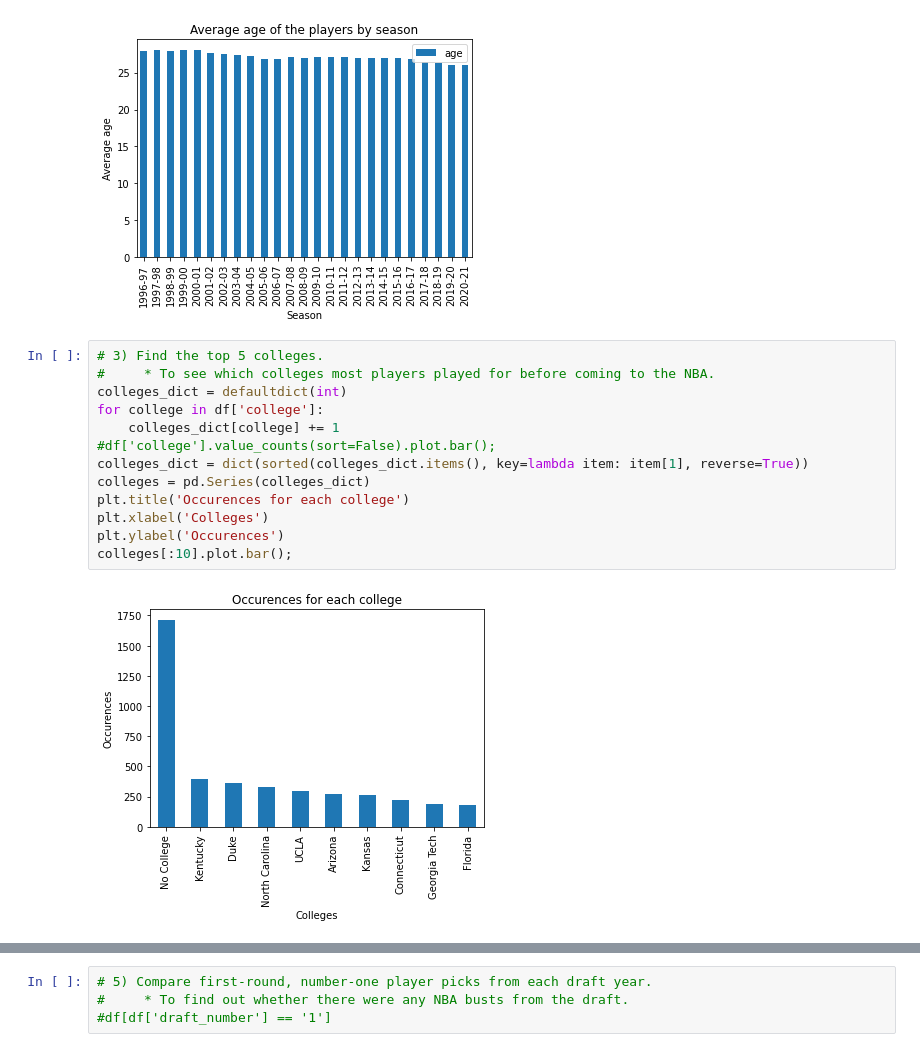
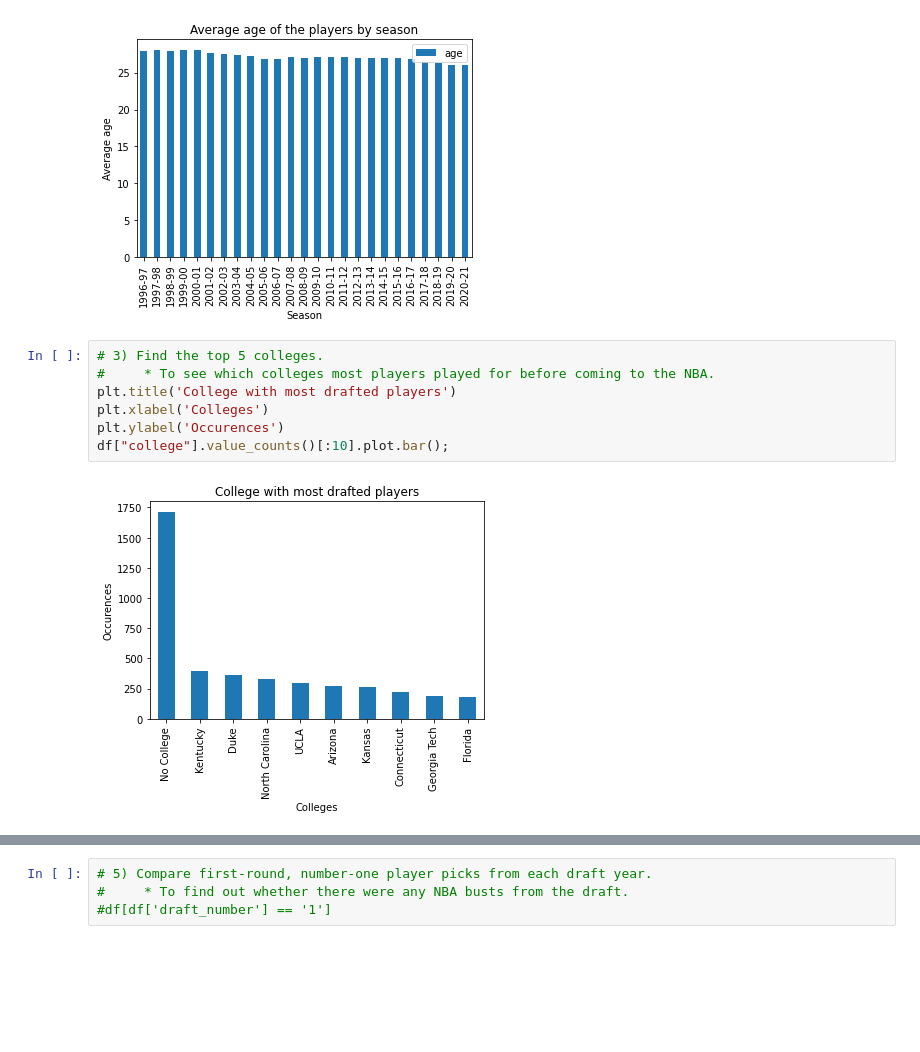
Before and after one commit to preet-panchal/NBA-MVP-Predictor, a Jupyter notebook: final-project-group16.ipynb, the cells around one changed output, grey strips where cells are left out. Saved outputs shown, nothing was run; the diff lists cells and outputs as text; blank space fills up the shorter version.

Commit message:
Update final-project-group16.ipynb
Refactored question3 and 4 code. for countries and colleges.

```diff
--- a/final-project-group16.ipynb
+++ b/final-project-group16.ipynb
@@ -216,18 +216,12 @@ age_per_season.plot(kind='bar', y='age', x='season', title='Average age of the p
 # %%
 # 3) Find the top 5 colleges.
 #     * To see which colleges most players played for before coming to the NBA.
-colleges_dict = defaultdict(int)
-for college in df['college']:
-    colleges_dict[college] += 1
-#df['college'].value_counts(sort=False).plot.bar();
-colleges_dict = dict(sorted(colleges_dict.items(), key=lambda item: item[1], reverse=True))
-colleges = pd.Series(colleges_dict)
-plt.title('Occurences for each college')
+plt.title('College with most drafted players')
 plt.xlabel('Colleges')
 plt.ylabel('Occurences')
-colleges[:10].plot.bar();
+df["college"].value_counts()[:10].plot.bar();
 # %% [output]
-[figure, old version]
+[figure, new version]
 # %%
 # 4) Find the top 5 countries NBA players are from.
 #     * To see what percentage of players from each unique country
```
Also changed, not shown: parts of 1 cell of this notebook.
